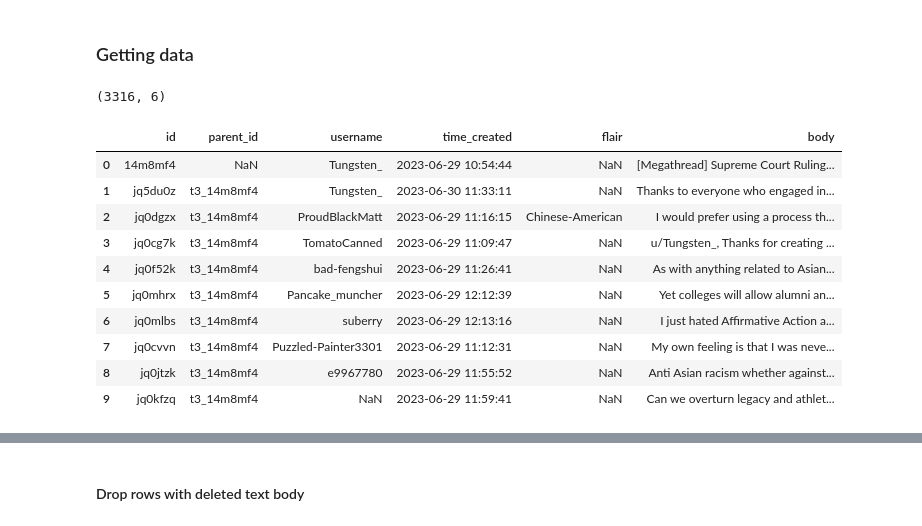
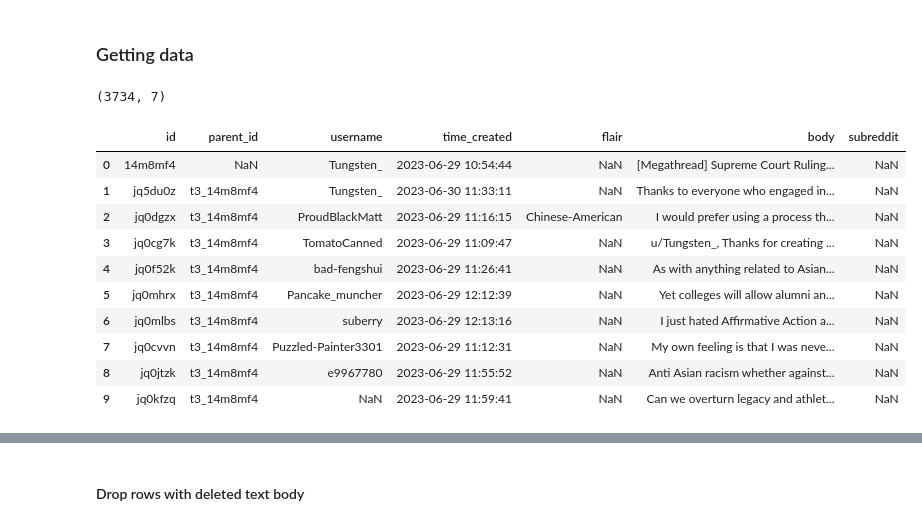
Before and after one commit to ddlee19/macs30200, a Jupyter notebook: analysis/preprocess.ipynb, the cells around one changed output, grey strips where cells are left out. Cells and saved outputs as stored; diff of their text form; code cells hidden in the pictures.

Commit message:
finished writing script to collect entire corpus (outside of r/asianamerican

```diff
--- a/analysis/preprocess.ipynb
+++ b/analysis/preprocess.ipynb
@@ -11,20 +10,20 @@ import spacy.symbols
 # %% [markdown]
 ### Getting data
 # %%
-comments_df = pd.read_csv('C:/Users/danie/Study/MACSS/macs30200/scraper/top_100_post_comments_no_chinese.txt', header=None, names=['id', 'parent_id','username', 'time_created', 'flair', 'body'])
+comments_df = pd.read_csv('C:/Users/danie/Study/MACSS/macs30200/scraper/top_100_post_comments_user_time_text.txt', header=None, names=['id', 'parent_id','username', 'time_created', 'flair', 'body', 'subreddit'])
 #"C:\Users\danie\Study\MACSS\macs30200\scraper\top_100_post_comments_user_time_text.txt"
 print(comments_df.shape)
 comments_df.head(10)
 # %% [output]
-(3316, 6)
+(3734, 7)
-|  | id | parent_id | username | time_created | flair | body |
-| 0 | 14m8mf4 | NaN | Tungsten_ | 2023-06-29 10:54:44 | NaN | [Megathread] Supreme Court Ruling... |
-| 1 | jq5du0z | t3_14m8mf4 | Tungsten_ | 2023-06-30 11:33:11 | NaN | Thanks to everyone who engaged in... |
-| 2 | jq0dgzx | t3_14m8mf4 | ProudBlackMatt | 2023-06-29 11:16:15 | Chinese-American | I would prefer using a process th... |
-| 3 | jq0cg7k | t3_14m8mf4 | TomatoCanned | 2023-06-29 11:09:47 | NaN | u/Tungsten_, Thanks for creating ... |
-| 4 | jq0f52k | t3_14m8mf4 | bad-fengshui | 2023-06-29 11:26:41 | NaN | As with anything related to Asian... |
-| 5 | jq0mhrx | t3_14m8mf4 | Pancake_muncher | 2023-06-29 12:12:39 | NaN | Yet colleges will allow alumni an... |
-| 6 | jq0mlbs | t3_14m8mf4 | suberry | 2023-06-29 12:13:16 | NaN | I just hated Affirmative Action a... |
-| 7 | jq0cvvn | t3_14m8mf4 | Puzzled-Painter3301 | 2023-06-29 11:12:31 | NaN | My own feeling is that I was neve... |
-| 8 | jq0jtzk | t3_14m8mf4 | e9967780 | 2023-06-29 11:55:52 | NaN | Anti Asian racism whether against... |
-| 9 | jq0kfzq | t3_14m8mf4 | NaN | 2023-06-29 11:59:41 | NaN | Can we overturn legacy and athlet... |
+|  | id | parent_id | username | time_created | flair | body | subreddit |
+| 0 | 14m8mf4 | NaN | Tungsten_ | 2023-06-29 10:54:44 | NaN | [Megathread] Supreme Court Ruling... | NaN |
+| 1 | jq5du0z | t3_14m8mf4 | Tungsten_ | 2023-06-30 11:33:11 | NaN | Thanks to everyone who engaged in... | NaN |
+| 2 | jq0dgzx | t3_14m8mf4 | ProudBlackMatt | 2023-06-29 11:16:15 | Chinese-American | I would prefer using a process th... | NaN |
+| 3 | jq0cg7k | t3_14m8mf4 | TomatoCanned | 2023-06-29 11:09:47 | NaN | u/Tungsten_, Thanks for creating ... | NaN |
+| 4 | jq0f52k | t3_14m8mf4 | bad-fengshui | 2023-06-29 11:26:41 | NaN | As with anything related to Asian... | NaN |
+| 5 | jq0mhrx | t3_14m8mf4 | Pancake_muncher | 2023-06-29 12:12:39 | NaN | Yet colleges will allow alumni an... | NaN |
+| 6 | jq0mlbs | t3_14m8mf4 | suberry | 2023-06-29 12:13:16 | NaN | I just hated Affirmative Action a... | NaN |
+| 7 | jq0cvvn | t3_14m8mf4 | Puzzled-Painter3301 | 2023-06-29 11:12:31 | NaN | My own feeling is that I was neve... | NaN |
+| 8 | jq0jtzk | t3_14m8mf4 | e9967780 | 2023-06-29 11:55:52 | NaN | Anti Asian racism whether against... | NaN |
+| 9 | jq0kfzq | t3_14m8mf4 | NaN | 2023-06-29 11:59:41 | NaN | Can we overturn legacy and athlet... | NaN |
```
Also changed, not shown: parts of 6 cells of this notebook, 2 other files.
